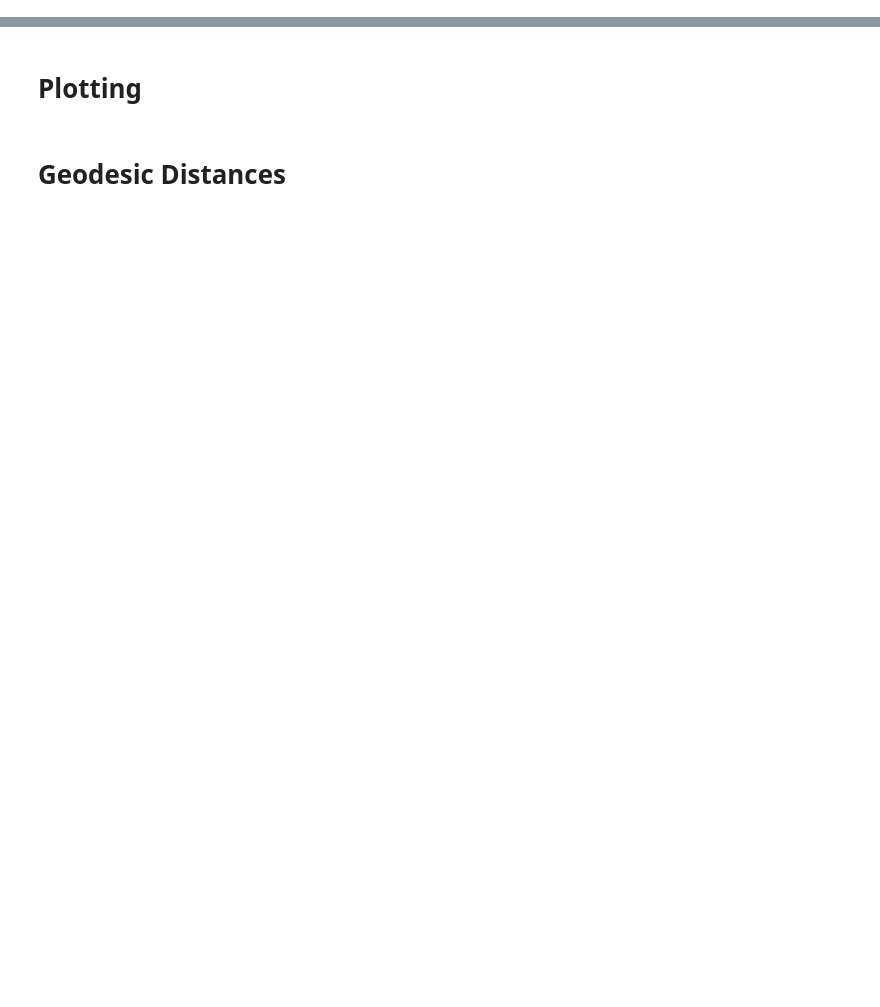
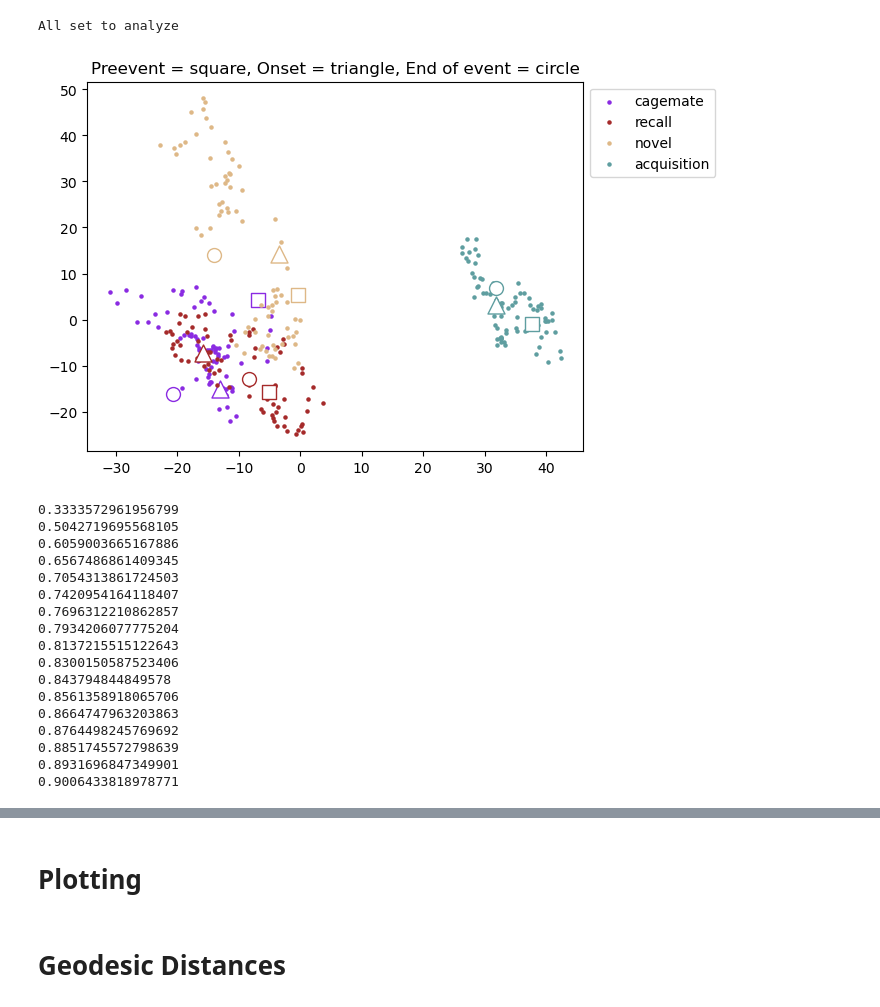
Before and after one commit to tomHep10/diff_fam_social_memory_ephys, a Jupyter notebook: phase2_pca_geo.ipynb, the cells around one changed output, grey strips where cells are left out. Drawn from its saved outputs; the diff is of its cells as text; code cells hidden in the pictures; blank space fills up the shorter version.

Commit message:
ran stuff and tried to figure out good parameters for things

```diff
--- a/phase2_pca_geo.ipynb
+++ b/phase2_pca_geo.ipynb
@@ -43,12 +43,36 @@ def unpickle_this(pickle_file):
 # %%
 phase2_collection = unpickle_this('phase2collection.pkl')
 
-pca_analysis = spike.SpikeAnalysis_MultiRecording(phase2_collection, timebin = 100,ignore_freq =  0.5)
+pca_analysis = spike.SpikeAnalysis_MultiRecording(phase2_collection,
+                                                  timebin = 100,
+                                                  ignore_freq =  0.5,
+                                                  smoothing_window = 500)
+# %% [output]
+All set to analyze
 # %%
-pca_df, coeff, var = pca_analysis.PCA_trajectories(2, 2, d = 3, events = ['cagemate', 'recall', 'novel', 'acquisition'])
-geo_dis = pca_analysis.LOO_PCA(2, 2, 0.9, events = ['acquisition', 'recall', 'cagemate', 'novel'])
-var[0:3]
+pca_df, coeff, var = pca_analysis.PCA_trajectories(4, 4, events = ['cagemate', 'recall', 'novel', 'acquisition'], azim = 0, elev = 40)
+#eo_dis = pca_analysis.LOO_PCA(2, 2, 0.9, events = ['acquisition', 'recall', 'cagemate', 'novel'])
+#var[0:3]
 total_var = 0
-for varl in var[0:10]:
+for varl in var[0:17]:
     total_var =+ total_var + varl
     print(total_var)
+# %% [output]
+[figure, added]
+0.3333572961956799
+0.5042719695568105
+0.6059003665167886
+0.6567486861409345
+0.7054313861724503
+0.7420954164118407
+0.7696312210862857
+0.7934206077775204
+0.8137215515122643
+0.8300150587523406
+0.843794844849578
+0.8561358918065706
+0.8664747963203863
+0.8764498245769692
+0.8851745572798639
+0.8931696847349901
+0.9006433818978771
```
Also changed, not shown: parts of 4 cells of this notebook, 2 other files.
